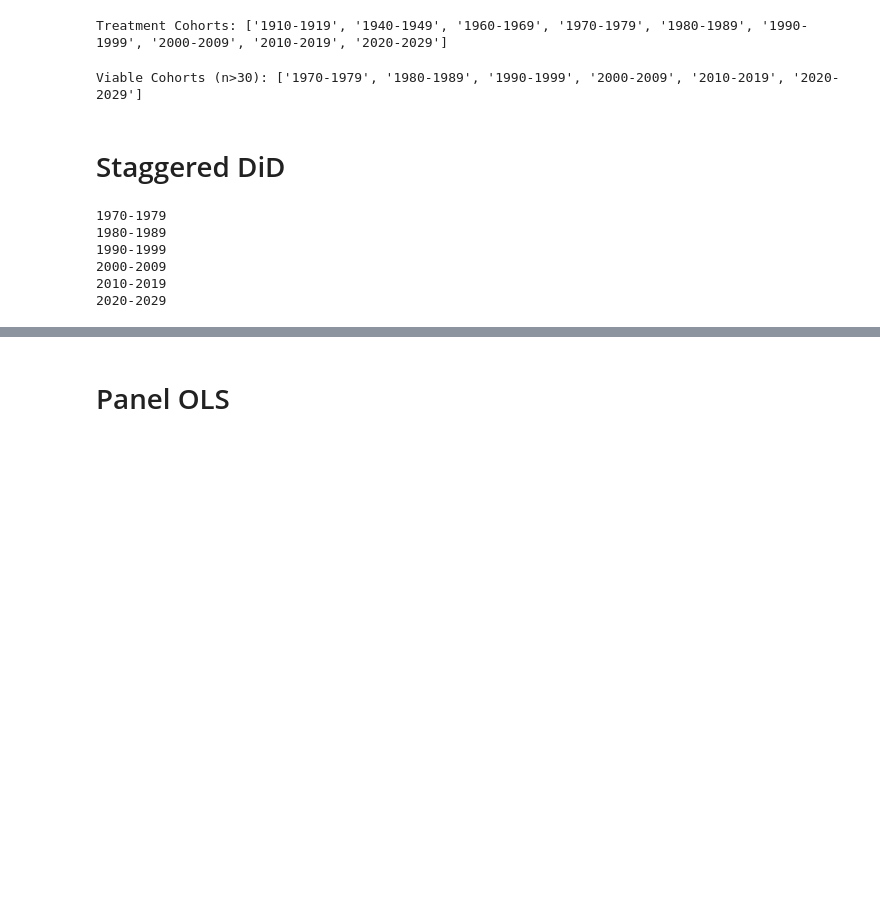
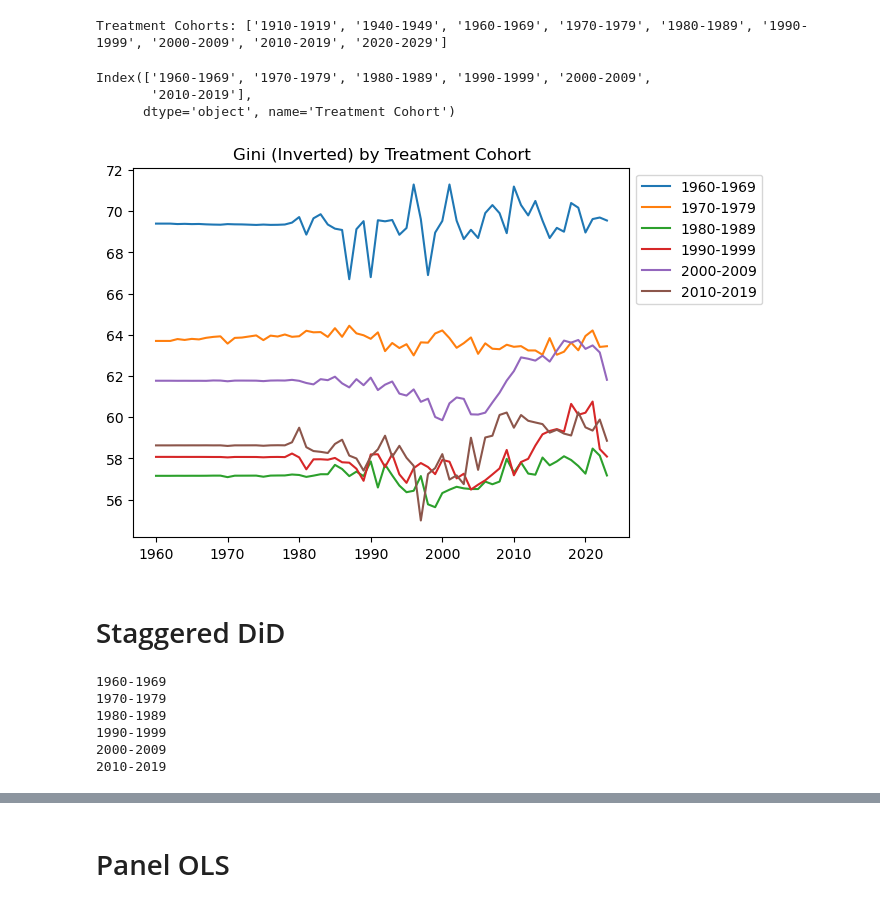
Before and after one commit to LittleBiggler/CoResidence, a Jupyter notebook: cores_causal.ipynb, the cells around one changed output, grey strips where cells are left out. Drawn from its saved outputs; the diff is of its cells as text; code cells hidden in the pictures; blank space fills up the shorter version.

```diff
--- a/cores_causal.ipynb
+++ b/cores_causal.ipynb
@@ -246,15 +228,17 @@ df_mstr['Treatment Cohort'] = df_mstr['Treatment Year'].apply(lambda x: treatmen
 print(f"Treatment Cohorts: {sorted(df_mstr['Treatment Cohort'].dropna().unique())}")
 # %% [output]
 Treatment Cohorts: ['1910-1919', '1940-1949', '1960-1969', '1970-1979', '1980-1989', '1990-1999', '2000-2009', '2010-2019', '2020-2029']
-# %%
-# define viable cohorts as those having n>30
-
-viable_cohorts = df_mstr['Treatment Cohort'].value_counts().loc[lambda x: x >=30].index
-viable_cohorts = sorted(viable_cohorts)
-
-print(f"Viable Cohorts (n>30): {viable_cohorts}")
-# %% [output]
-Viable Cohorts (n>30): ['1970-1979', '1980-1989', '1990-1999', '2000-2009', '2010-2019', '2020-2029']
+# %%
+# define viable countries as having both pre and post years when treated
+
+
+viable_countries = df_mstr.groupby('Country', group_keys=False).apply(
+    lambda x: (
+        ((x['Treatment']==1) & (x['Year'] < x['Treatment Year'])).any()) and
+    ((x['Treatment']==1) & (x['Year'] >= x['Treatment Year'])).any()
+)
+
+viable_countries_filtered = viable_countries[viable_countries]
 # %%
 # OnTreat column tracks which entities and years have received treatment
 
@@ -265,3 +259,38 @@ df_mstr['OnTreat'] = (
+# %%
+# filter df_mstr down to appropriate countries only
+
+df_mstr = df_mstr[df_mstr['Country'].isin(viable_countries_filtered.index)]
+# %%
+# viable cohorts have at least 30 rows of treated data
+
+cohort_ontreat = (df_mstr.groupby('Treatment Cohort')['OnTreat'].agg('sum')>=30)
+viable_cohorts = cohort_ontreat[cohort_ontreat].index
+viable_cohorts
+# %% [output]
+Index(['1960-1969', '1970-1979', '1980-1989', '1990-1999', '2000-2009',
+       '2010-2019'],
+      dtype='object', name='Treatment Cohort')
+# %%
+# visualize cohort trends
+
+fig, ax = plt.subplots()
+
+for cohort in viable_cohorts:
+
+    annual_agg = (
+        df_mstr[df_mstr['Treatment Cohort']==cohort]
+        .groupby('Year', as_index=False).agg(Annual_Gini=('Gini_recon_hybrid', 'mean'))
+    )
+    x_axis = annual_agg['Year']
+    y_axis = annual_agg['Annual_Gini']
+
+    plt.plot(x_axis, y_axis, label = cohort)
+    plt.legend(bbox_to_anchor=(1,1))
+
+plt.title("Gini (Inverted) by Treatment Cohort")
+plt.show()
+# %% [output]
+[figure, added]
 # %% [markdown]
 # Staggered DiD
 # %%
@@ -304,10 +333,13 @@ for cohort in viable_cohorts:
     # DiD formula
     formula = f"{Y} ~ Treatment:OnTreat + C(Year) + C(Country)"
 
+
+
     result = smf.ols(formula=formula, data=subset).fit(
-        cov_type = 'cluster',
-        cov_kwds = {'groups': subset['Country']}
-    )
+    cov_type = 'cluster',
+    cov_kwds = {'groups': subset['Country']})
+
+
 
     # collect results in dictionary
     results[cohort] = result
@@ -318,6 +350,11 @@ for cohort in viable_cohorts:
     tval = result.tvalues.get(target, np.nan)
     pval = result.pvalues.get(target, np.nan)
 
+    if (not np.isfinite(se)) or (se==0):
+        warn_log.setdefault(cohort, []).append(
+            f"SE invalid (se={se}); clusters={subset['Country'].nunique()}"
+        )
+
     # gather DiD stats
     custom_summary.append({
         "cohort" : cohort,
@@ -327,21 +364,13 @@ for cohort in viable_cohorts:
         "pval": pval
     }
     )
-
-    # collect warnings in warn_log
-    if pd.isna(se):
-        warn_log.setdefault(cohort, []).append("DiD SE is NaN")
-    if se==0:
-        warn_log.setdefault(cohort, []).append("DiD SE is zero")
-    if not np.isfinite(se):
-        warn_log.setdefault(cohort, []).append("DiD SE if infinite")
 # %% [output]
+1960-1969
 1970-1979
 1980-1989
 1990-1999
 2000-2009
 2010-2019
-2020-2029
 # %%
 # inspect custom summary
 custom_summary = pd.DataFrame(custom_summary)
```
Also changed, not shown: parts of 45 cells of this notebook.
